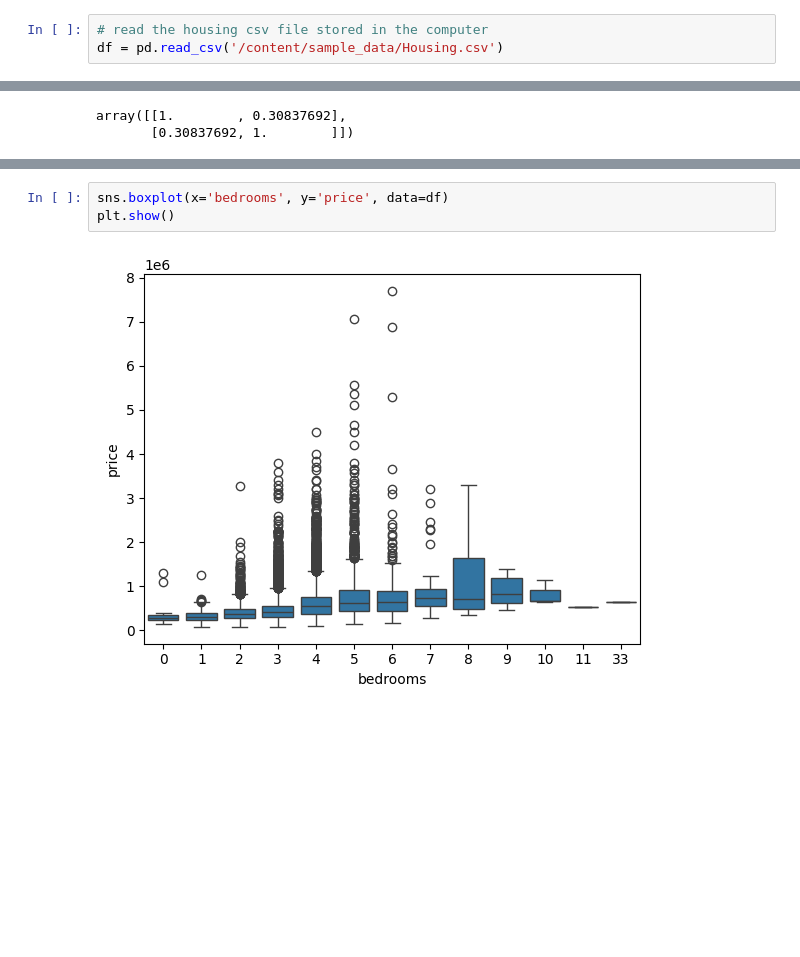
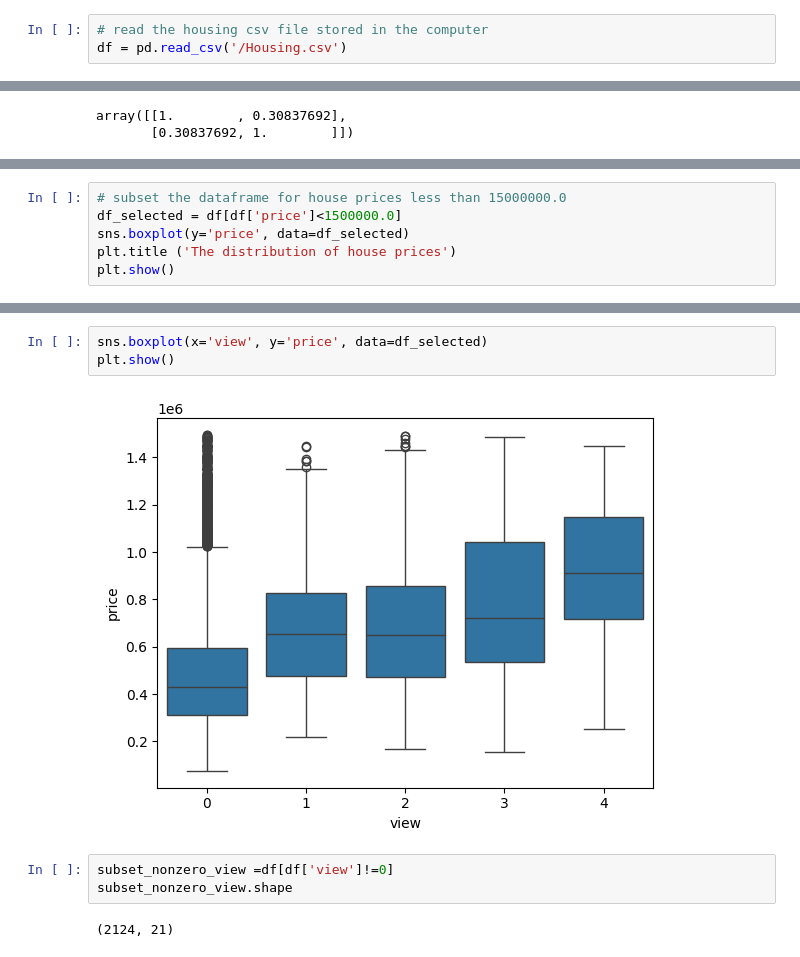
Before and after one commit to derewor/Housing_data, a Jupyter notebook: Housing_Analysis.ipynb, the cells around one changed output, grey strips where cells are left out. Cells and saved outputs as stored; diff of their text form; blank space fills up the shorter version.

```diff
--- a/Housing_Analysis.ipynb
+++ b/Housing_Analysis.ipynb
@@ -10,4 +12,4 @@ import matplotlib.pyplot as plt
 import seaborn as sns
 # %%
 # read the housing csv file stored in the computer
-df = pd.read_csv('/content/sample_data/Housing.csv')
+df = pd.read_csv('/Housing.csv')
@@ -55,0 +84,6 @@ array([[1.        , 0.30837692],
+# %%
+# subset the dataframe for house prices less than 15000000.0
+df_selected = df[df['price']<1500000.0]
+sns.boxplot(y='price', data=df_selected)
+plt.title ('The distribution of house prices')
+plt.show()
@@ -56,5 +185,10 @@ array([[1.        , 0.30837692],
 # %%
-sns.boxplot(x='bedrooms', y='price', data=df)
+sns.boxplot(x='view', y='price', data=df_selected)
 plt.show()
 # %% [output]
-[figure, old version]
+[figure, new version]
+# %%
+subset_nonzero_view =df[df['view']!=0]
+subset_nonzero_view.shape
+# %% [output]
+(2124, 21)
```
Also changed, not shown: parts of 24 cells of this notebook.
